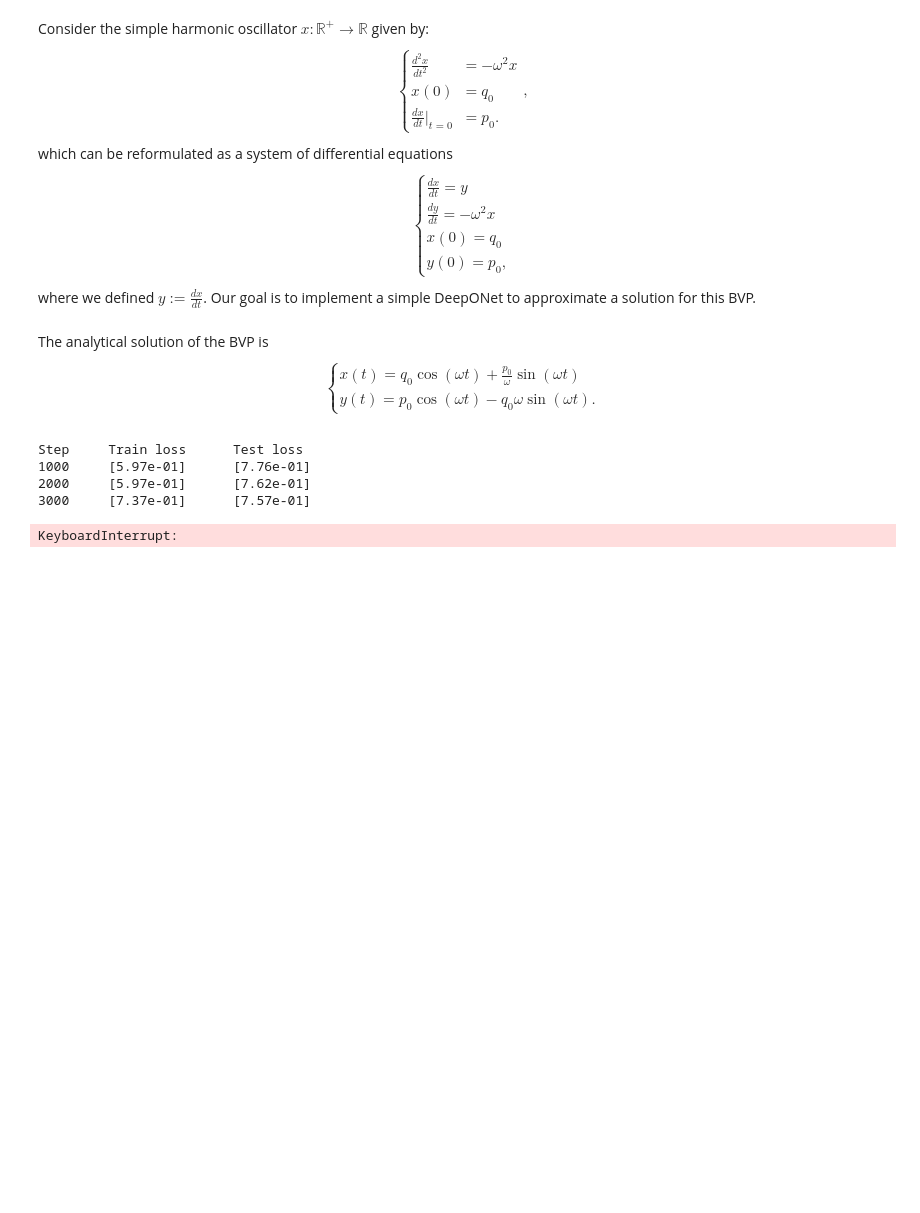
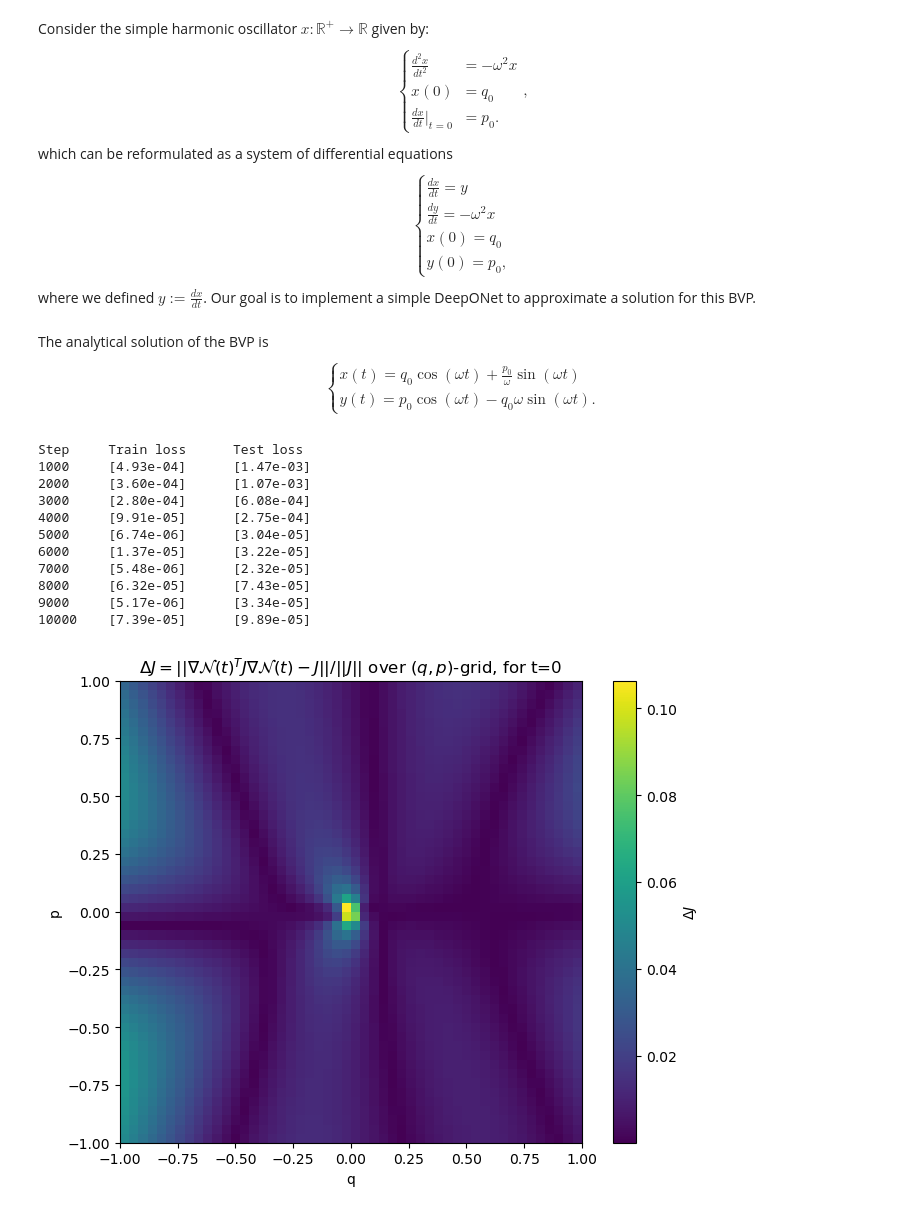
Before and after one commit to johanslettengren/Structure-Preserving-Operator-Learning, a Jupyter notebook: simple_harmonic_oscillator/oscillator.ipynb, the cells around one changed output. Cells and saved outputs as stored; diff of their text form; code cells hidden in the pictures; blank space fills up the shorter version.

```diff
--- a/simple_harmonic_oscillator/oscillator.ipynb
+++ b/simple_harmonic_oscillator/oscillator.ipynb
@@ -70,13 +70,23 @@ t = np.random.uniform(low=0, high=T, size=(10, 1)).astype(np.float32)
 y_test = analytic_solution(bv, t)
 X_test = (bv, t)
 # %%
-net = DeepONet([2, 40, 40], [1, 40, 40], K=2, dim=2, activation='relu', omega=1, conserve_energy=True)
-model = Model(X_train, y_train, X_test, y_test, net, Px=Px, PI_loss_fn=PI_loss_fn, Tmax=5)
+net = DeepONet([2, 40, 40], [1, 40, 40], dim=2, K=2, activation='tanh', omega=1, conserve_energy=True)
+model = Model(X_train, y_train, X_test, y_test, net, Px=None, PI_loss_fn=None, Tmax=5)
 model.train(iterations=10_001)
 # %% [output]
 Step     Train loss      Test loss
-1000     [5.97e-01]      [7.76e-01]
-2000     [5.97e-01]      [7.62e-01]
-3000     [7.37e-01]      [7.57e-01]
+1000     [4.93e-04]      [1.47e-03]
+2000     [3.60e-04]      [1.07e-03]
+3000     [2.80e-04]      [6.08e-04]
+4000     [9.91e-05]      [2.75e-04]
+5000     [6.74e-06]      [3.04e-05]
+6000     [1.37e-05]      [3.22e-05]
+7000     [5.48e-06]      [2.32e-05]
+8000     [6.32e-05]      [7.43e-05]
+9000     [5.17e-06]      [3.34e-05]
+10000    [7.39e-05]      [9.89e-05]
-KeyboardInterrupt:
+# %%
+model.test_symplecticity(T=0, num_pts=50)
+# %% [output]
+[figure, added]
 # %%
```
Also changed, not shown: parts of 4 cells of this notebook, 6 other files.
